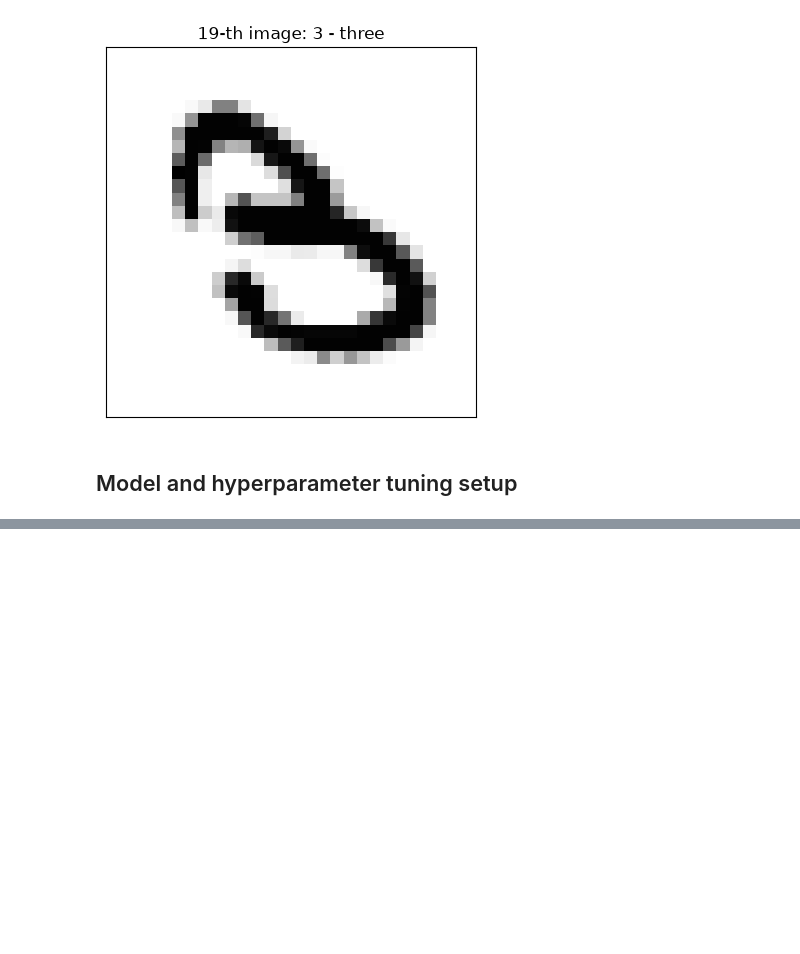
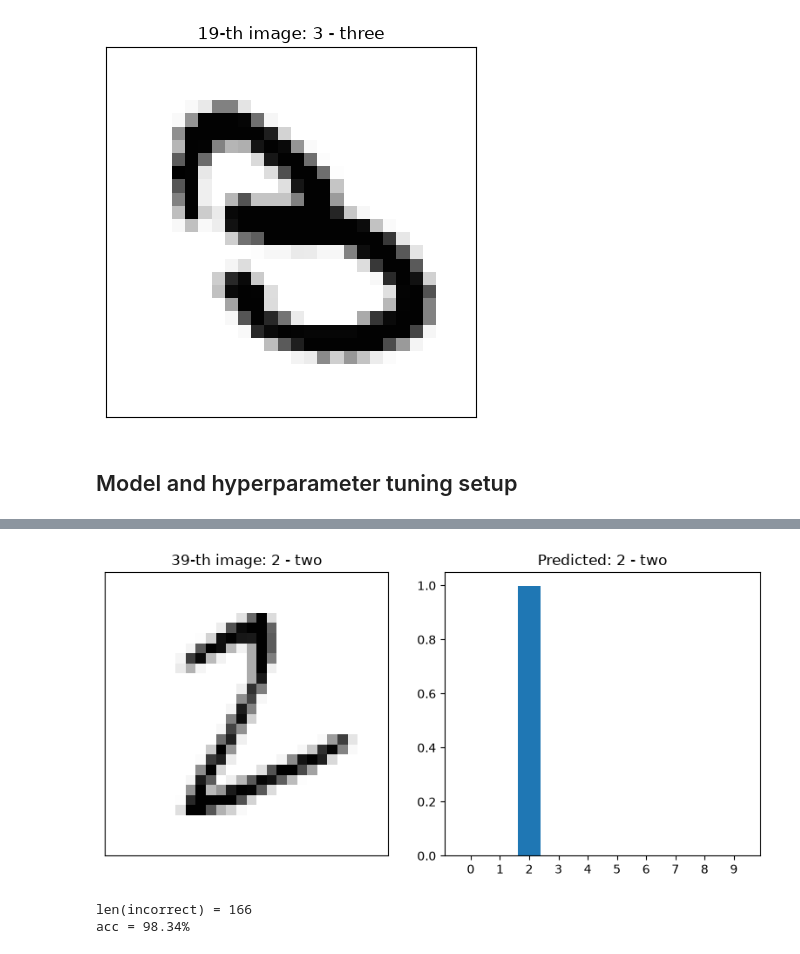
Before and after one commit to Treucyan/quickstart_MLflow, a Jupyter notebook: demo_mnist.ipynb, the cells around one changed output, grey strips where cells are left out. Cells and saved outputs as stored; diff of their text form; code cells hidden in the pictures; blank space fills up the shorter version.

Commit message:
Inspected instances where the model made incorrect predictions.

```diff
--- a/demo_mnist.ipynb
+++ b/demo_mnist.ipynb
@@ -347,0 +263,6 @@ print(study.best_trial.user_attrs)
+# %%
+best_model_run_id = '2e3a0856c2be4fd3838f0482f01621a6'  # automate somehow
+
+model = mlflow.pytorch.load_model(f'runs:/{best_model_run_id}/final_model')
+model.to(device)
+model.eval()
@@ -347,0 +280,58 @@ print(study.best_trial.user_attrs)
+# %%
+pick_random = True
+n = np.random.randint(64) if pick_random else 13
+batch, labels = next(iter(test_loader))
+
+im = to_numpy(batch[n, 0, :, :])
+MNIST_class = MNIST_classes[labels[n]]
+
+with torch.no_grad():
+    model.eval()
+    output = model(batch.to(device))
+    probs = torch.softmax(output, dim=1).cpu().numpy()
+
+predictions = np.argmax(probs, axis=1)
+predicted_class = MNIST_classes[predictions[n]]
+
+
+fig, axes = plt.subplots(1, 2, figsize=(8, 4))
+ax0, ax1 = axes
+
+ax0.imshow(im, cmap='Greys')
+ax0.set_xticks([])
+ax0.set_yticks([])
+ax0.set_title(f'{n+1}-th image: {MNIST_class}')
+
+ax1.bar(range(probs.shape[1]), probs[n, :])
+ax1.set_xticks(range(probs.shape[1]))
+ax1.set_title(f'Predicted: {predicted_class}')
+
+fig.tight_layout()
+plt.show()
+# %% [output]
+[figure, added]
+# %%
+incorrect = []
+
+with torch.no_grad():
+    model.eval()
+    total = 0
+
+    for batch_idx, (batch, labels) in enumerate(test_loader):
+        batch, labels = batch.to(device), labels.to(device)
+        output = model(batch)
+        predicted = output.max(1).indices
+
+        is_incorrect = predicted.not_equal(labels).cpu().numpy()
+        where_incorrect = is_incorrect.nonzero()[0] + total
+        total += labels.size(0)
+
+        incorrect.extend(where_incorrect)
+
+acc = (total - len(incorrect)) / total
+
+print(f'{len(incorrect) = }')
+print(rf'{acc = :.2%}')
+# %% [output]
+len(incorrect) = 166
+acc = 98.34%
```
Also changed, not shown: parts of 6 cells of this notebook.
